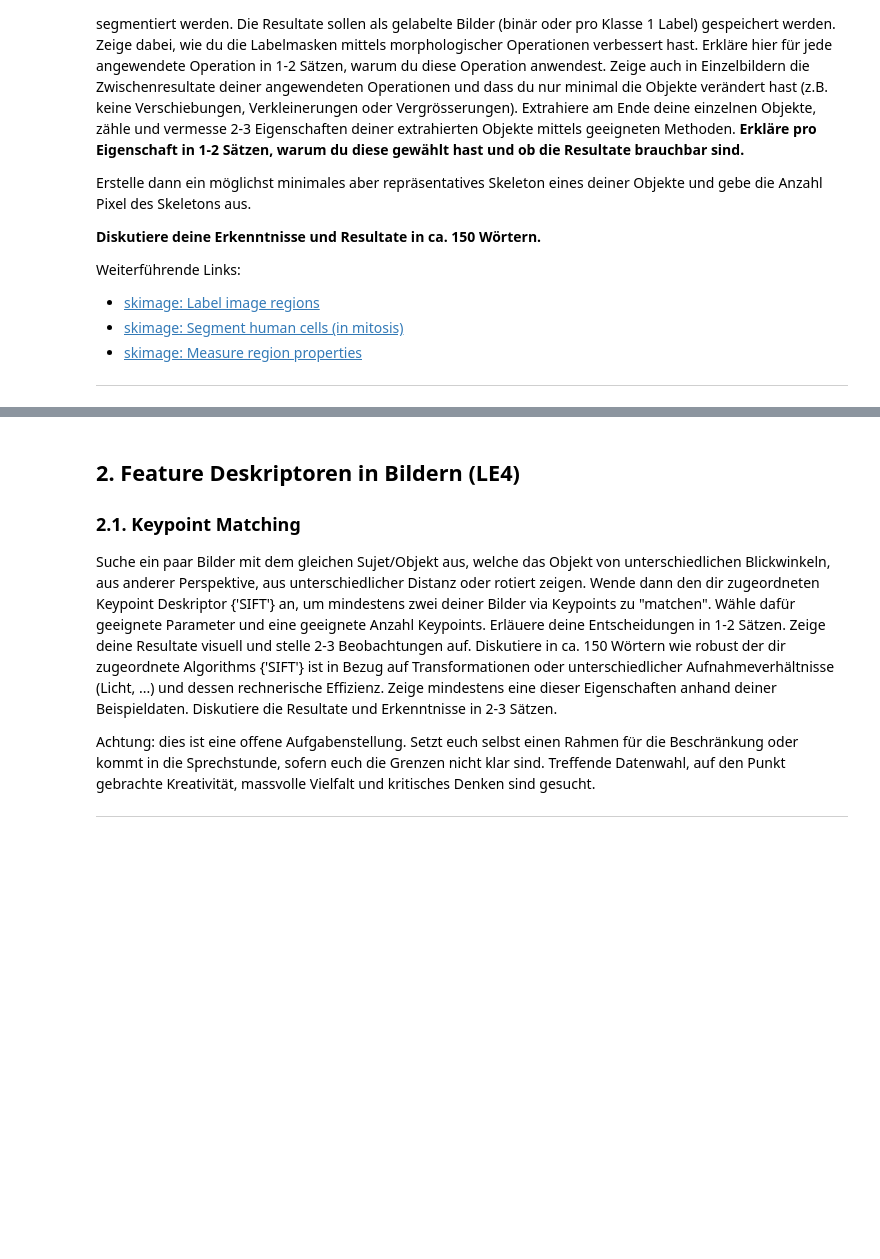
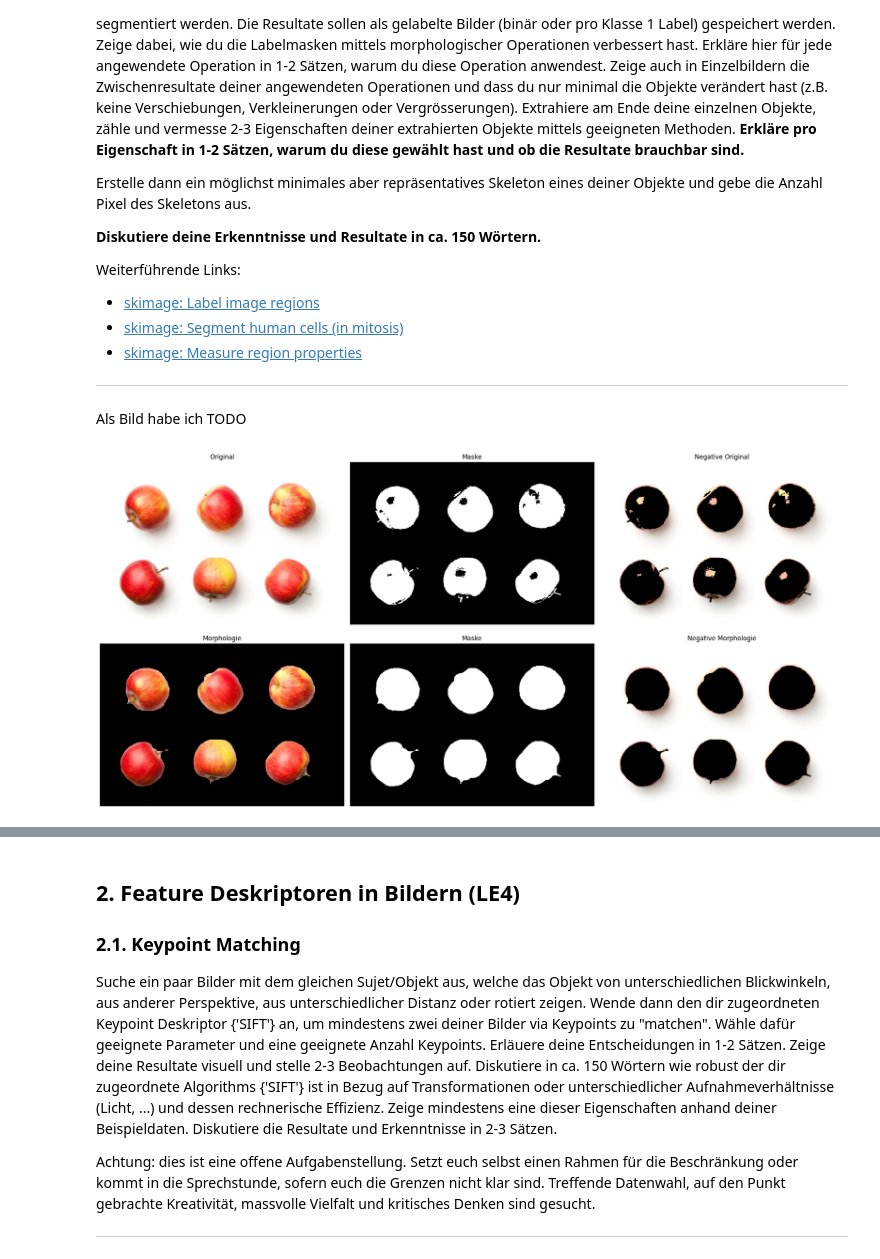
Before and after one commit to florinbarbisch/gbsv, a Jupyter notebook: mc2.ipynb, the cells around one changed output, grey strips where cells are left out. Saved outputs shown, nothing was run; the diff lists cells and outputs as text; code cells hidden in the pictures; blank space fills up the shorter version.

Commit message:
Added: apple segmentation

```diff
--- a/mc2.ipynb
+++ b/mc2.ipynb
@@ -206,3 +206,73 @@ Weiterführende Links:
 - [skimage: Measure region properties](https://scikit-image.org/docs/stable/auto_examples/segmentation/plot_regionprops.html)
 
 ---
+# %% [markdown]
+Als Bild habe ich TODO
+# %%
+import cv2
+import numpy as np
+
+image = cv2.imread('img/apples.jpg')
+
+hsv_image = cv2.cvtColor(image, cv2.COLOR_BGR2HSV)
+
+lower = np.array([0, 100, 100])
+upper = np.array([360, 255, 255])
+
+mask = cv2.inRange(hsv_image, lower, upper)
+
+segmented_apples = cv2.bitwise_and(image, image, mask=mask)
+segmented_apples_neg = cv2.bitwise_and(image, image, mask=cv2.bitwise_not(mask))
+
+step_1 ={
+    'title': 'Original',
+    'image': image,
+    'mask': mask,
+    'neg_image': segmented_apples_neg
+}
+
+kernel = cv2.getStructuringElement(cv2.MORPH_ELLIPSE, (20, 20))
+
+mask_close = cv2.morphologyEx(mask, cv2.MORPH_CLOSE, kernel)
+mask_open = cv2.morphologyEx(mask_close, cv2.MORPH_OPEN, kernel)
+
+segmented_apples_morphology = cv2.bitwise_and(image, image, mask=mask_close)
+segmented_apples_morphology_neg = cv2.bitwise_and(image, image, mask=cv2.bitwise_not(mask_close))
+
+step_2 = {
+    'title': 'Morphologie',
+    'image': segmented_apples_morphology,
+    'mask': mask_close,
+    'neg_image': segmented_apples_morphology_neg
+}
+
+def plot_segmentations(steps):
+    """
+    Plots the segmentation steps.
+
+    Parameters
+    ----------
+    steps : list
+        List of dictionaries containing the following keys:
+        - 'title': Title of the plot
+        - 'image': Image to be plotted
+        - 'mask': Mask to be plotted
+        - 'neg_image': Negative image to be plotted
+    """
+    fig, axs = plt.subplots(len(steps), 3, figsize=(20,10))
+    for i, step in enumerate(steps):
+        axs[i,0].imshow(cv2.cvtColor(step['image'], cv2.COLOR_BGR2RGB))
+        axs[i,0].set_title(step['title'])
+        axs[i,0].axis('off')
+        axs[i,1].imshow(step['mask'], cmap='gray')
+        axs[i,1].set_title('Maske')
+        axs[i,1].axis('off')
+        axs[i,2].imshow(cv2.cvtColor(step['neg_image'], cv2.COLOR_BGR2RGB))
+        axs[i,2].set_title('Negative ' + step['title'])
+        axs[i,2].axis('off')
+    plt.tight_layout()
+    plt.show()
+
+plot_segmentations([step_1, step_2])
+# %% [output]
+[figure, added]
```
Also changed, not shown: parts of 3 cells of this notebook, 1 other file.
